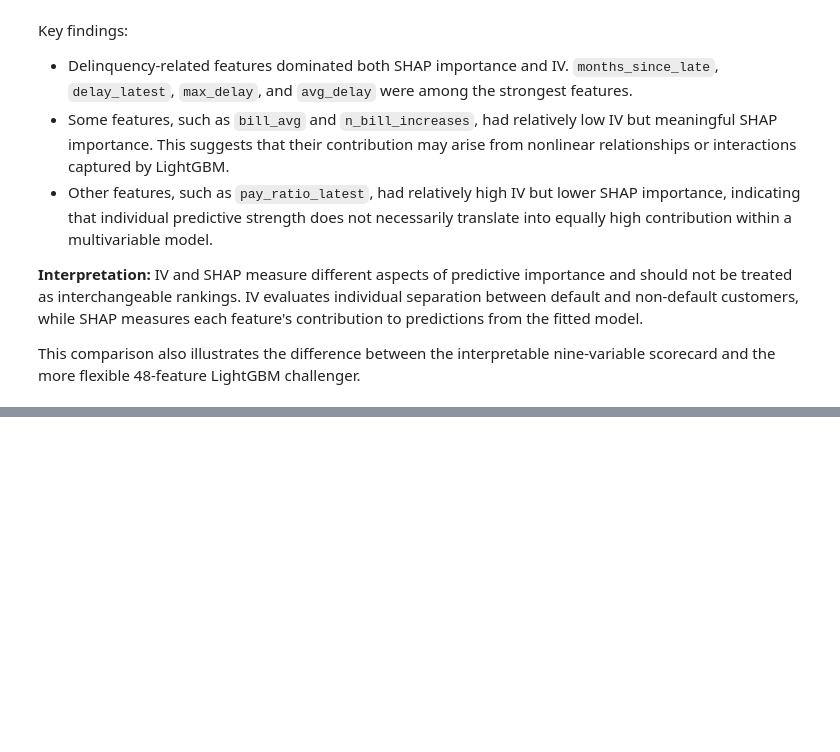
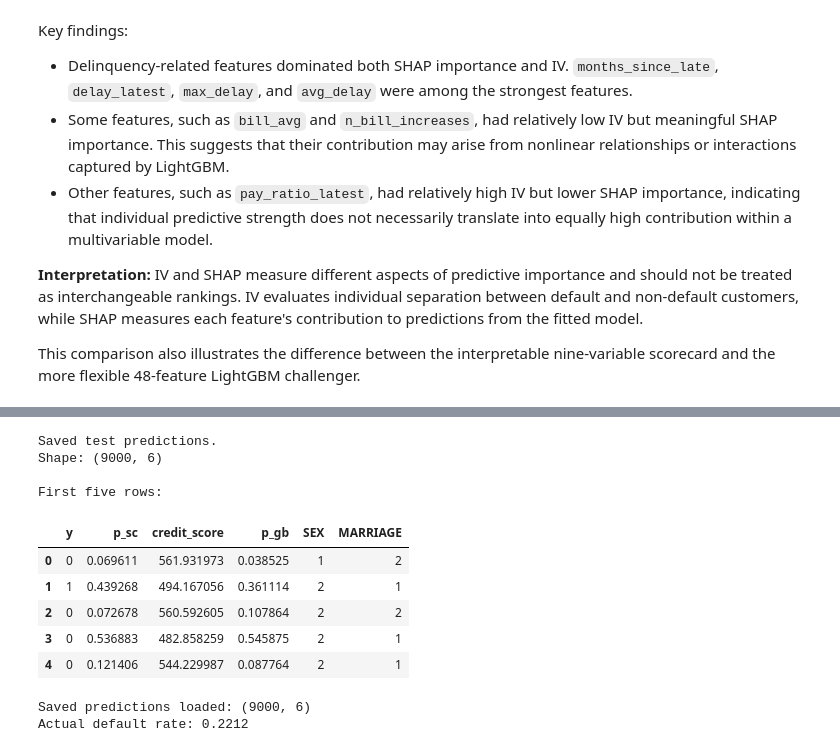
Before and after one commit to VaidehiKushwaha/credit-risk-scorecard-profit-optimization, a Jupyter notebook: notebooks/03_scorecard_and_ml_models.ipynb, the cells around one changed output, grey strips where cells are left out. Cells and saved outputs as stored; diff of their text form; code cells hidden in the pictures; blank space fills up the shorter version.

```diff
--- a/notebooks/03_scorecard_and_ml_models.ipynb
+++ b/notebooks/03_scorecard_and_ml_models.ipynb
@@ -4252,0 +4414,20 @@ This comparison also illustrates the difference between the interpretable nine-v
+# %%
+# Inspect the three components inside the saved scorecard
+
+print("Stored components:")
+
+for key, obj in scorecard_saved.items():
+    print(
+        key,
+        "| Type:", type(obj),
+        "| Length:", len(obj) if isinstance(obj, (dict, list, tuple)) else "N/A"
+    )
+
+print("\nScorecard features:")
+print(scorecard_saved["features"])
+
+print("\nModel coefficients:")
+print(scorecard_saved["model"].coef_)
+
+print("\nModel intercept:")
+print(scorecard_saved["model"].intercept_)
@@ -4252,0 +4555,5 @@ This comparison also illustrates the difference between the interpretable nine-v
+# %%
+print("Saved binning objects:")
+for feature in scorecard_saved["features"]:
+    obj = scorecard_saved["bins"][feature]
+    print(feature, "|", type(obj), "| Status:", obj.status)
@@ -4252,0 +4698,53 @@ This comparison also illustrates the difference between the interpretable nine-v
+# %%
+#Save the predictions
+test_predictions = pd.DataFrame({
+    "y": y_test.values,
+    "p_sc": p_sc,
+    "credit_score": credit_score,
+    "p_gb": p_gb,
+    "SEX": test["SEX"].values,
+    "MARRIAGE": test["MARRIAGE"].values
+})
+
+test_predictions.to_csv(
+    "../reports/test_predictions.csv",
+    index=False
+)
+
+print("Saved test predictions.")
+print("Shape:", test_predictions.shape)
+print("\nFirst five rows:")
+display(test_predictions.head())
+# %% [output]
+Saved test predictions.
+Shape: (9000, 6)
+
+First five rows:
+|  | y | p_sc | credit_score | p_gb | SEX | MARRIAGE |
+| 0 | 0 | 0.069611 | 561.931973 | 0.038525 | 1 | 2 |
+| 1 | 1 | 0.439268 | 494.167056 | 0.361114 | 2 | 1 |
+| 2 | 0 | 0.072678 | 560.592605 | 0.107864 | 2 | 2 |
+| 3 | 0 | 0.536883 | 482.858259 | 0.545875 | 2 | 1 |
+| 4 | 0 | 0.121406 | 544.229987 | 0.087764 | 2 | 1 |
+# %%
+#Test-set discrimination and bootstrap confidence intervals
+#Load the saved predictions
+import pandas as pd
+import numpy as np
+from sklearn.metrics import roc_auc_score, roc_curve, brier_score_loss
+
+# Read saved predictions. Do not rerun model scoring.
+pred = pd.read_csv("../reports/test_predictions.csv")
+
+y = pred["y"].values
+p_sc = pred["p_sc"].values
+p_gb = pred["p_gb"].values
+
+assert len(pred) == 9000
+assert pred.isna().sum().sum() == 0
+
+print("Saved predictions loaded:", pred.shape)
+print("Actual default rate:", round(y.mean(), 4))
+# %% [output]
+Saved predictions loaded: (9000, 6)
+Actual default rate: 0.2212
```
Also changed, not shown: parts of 61 cells of this notebook, 3 other files.
